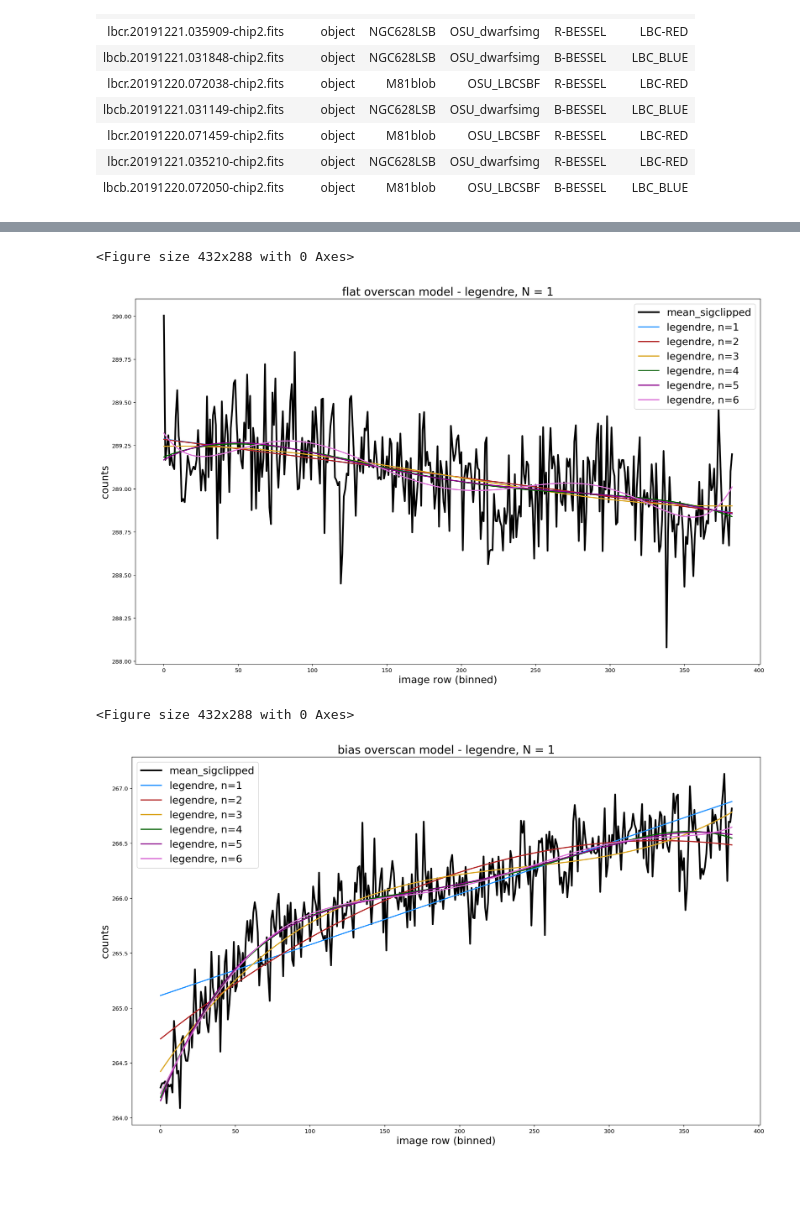
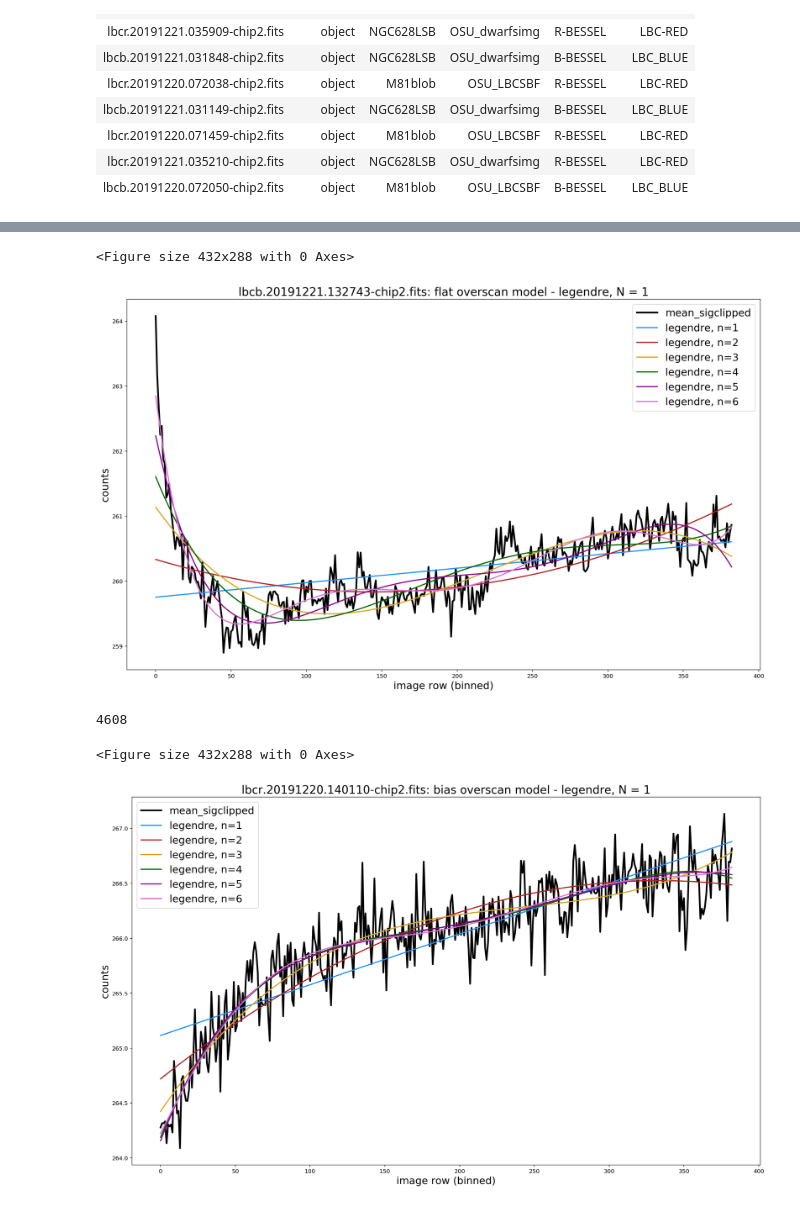
Before and after one commit to kirstencasey/LBCreduce, a Jupyter notebook: notebooks/testing.ipynb, the cells around one changed output, grey strips where cells are left out. Drawn from its saved outputs; the diff is of its cells as text; code cells hidden in the pictures; blank space fills up the shorter version.

```diff
--- a/notebooks/testing.ipynb
+++ b/notebooks/testing.ipynb
@@ -57,7 +57,7 @@ Table length=16
 #tools.plot_overscan(image_info, config, 10)
 # [2099:2304,1:4608]
 
-def get_overscan(image_info, config, num_images = 1, axis = 0, flatten_func = 'median'):
+def get_overscan(image_info, config, num_images = 1):
 
     # Get images to plot
     plot_files = list(image_info['filename'])
@@ -67,15 +67,20 @@ def get_overscan(image_info, config, num_images = 1, axis = 0, flatten_func = 'm
 
     for file in plot_files:
         data = CCDData.read(os.path.join(config['out_dir'], 'midproc', file), unit=config['data_units'], hdu=config['ext'])
-        ymin, ymax, xmin, xmax = image.get_ccd_section(data.meta, config['overscan_region'])
+        print('all',data.shape)
+        xmin, xmax, ymin, ymax = image.get_ccd_section(data.meta, config['overscan_region'])
         overscan = data.data[xmin:xmax,ymin:ymax].copy()
+        print('overscan',ymin, ymax, xmin, xmax, overscan.shape)
+        ymin_s, ymax_s, xmin_s, xmax_s = image.get_ccd_section(data.meta, config['science_region'])
+        print('science',ymin_s, ymax_s, xmin_s, xmax_s,data.data[xmin:xmax,ymin:ymax].copy().shape)
 
-
-
+        print(data.data[0])
         fig = plt.figure(figsize=(8,20))
         plt.axvline(x=2098, ymin=0, ymax=4607)
         plt.axvline(x=49, ymin=0, ymax=4607,c='r')
         plt.imshow(data, cmap = 'gray')
 
-get_overscan(flats,config)
+        return data.copy(), ymin, ymax, xmin, xmax, ymin_s, ymax_s, xmin_s, xmax_s
+
+data, ymin, ymax, xmin, xmax, ymin_s, ymax_s, xmin_s, xmax_s = get_overscan(flats,config)
 # %% [output]
@@ -165,7 +174,7 @@ def plot_overscan(image_info, config, imagetyp, num_images = 0, flatten_func = N
         idx1 += 1
 
 
-    plt.title(imagetyp + f' overscan model - {modeltype}, N = ' + str(num_images),fontsize=20)
+
     plt.ylabel('counts',fontsize=18)
     plt.xlabel('image row (binned)',fontsize=18)
 
@@ -221,19 +230,32 @@ def plot_overscan(image_info, config, imagetyp, num_images = 0, flatten_func = N
                   'n5' : model5,
                   'n6' : model6}
 
+        chisquare_results = [chisquare(sigclipped_mean12[0],all_models['n1'](x)).statistic,
+                            chisquare(sigclipped_mean12[0],all_models['n2'](x)).statistic,
+                            chisquare(sigclipped_mean12[0],all_models['n3'](x)).statistic,
+                            chisquare(sigclipped_mean12[0],all_models['n4'](x)).statistic,
+                            chisquare(sigclipped_mean12[0],all_models['n5'](x)).statistic,
+                            chisquare(sigclipped_mean12[0],all_models['n6'](x)).statistic]
+
+        plt.title(plot_files[0]+': '+ imagetyp + f' overscan model - {modeltype}, N = ' + str(num_images),fontsize=20)
         plt.savefig(f'/Users/kirstencasey/Desktop/overscan_{imagetyp}_{modeltype}_{flatten_func}_numims{num_images}.png')
 
-        return all_models,fit
+        return all_models, sigclipped_mean12, chisquare_results
 
+    plt.title(imagetyp + f' overscan model - {modeltype}, N = ' + str(num_images),fontsize=20)
     plt.savefig(f'/Users/kirstencasey/Desktop/overscan_{imagetyp}_{modeltype}_{flatten_func}_numims{num_images}.png')
 # %%
-models_flat,fit = plot_overscan(flats,config,imagetyp = 'flat', num_images = 1, flatten_func='sigclip',modeltype='legendre')
+models_flat, clip_flat, chisquare_flat = plot_overscan(flats,config,imagetyp = 'flat', num_images = 1, flatten_func='sigclip',modeltype='legendre')
 # %% [output]
 <Figure size 432x288 with 0 Axes>
-[figure, old version]
+[figure, new version]
 # %%
-models_bias = plot_overscan(bias,config,imagetyp = 'bias', num_images = 1, flatten_func='sigclip',modeltype='legendre')
+models_bias, clip_bias = plot_overscan(bias,config,imagetyp = 'bias', num_images = 1, flatten_func='sigclip',modeltype='legendre')
+
+x= np.arange(clip_bias.shape[1])
+result = chisquare(clip_bias[0],models_bias['n1'](x))
 # %% [output]
-<Figure size 432x288 with 0 Axes>
+4608
+<Figure size 432x288 with 0 Axes>
-[figure, old version]
+[figure, new version]
 # %%
```
Also changed, not shown: parts of 22 cells of this notebook, 5 other files.
